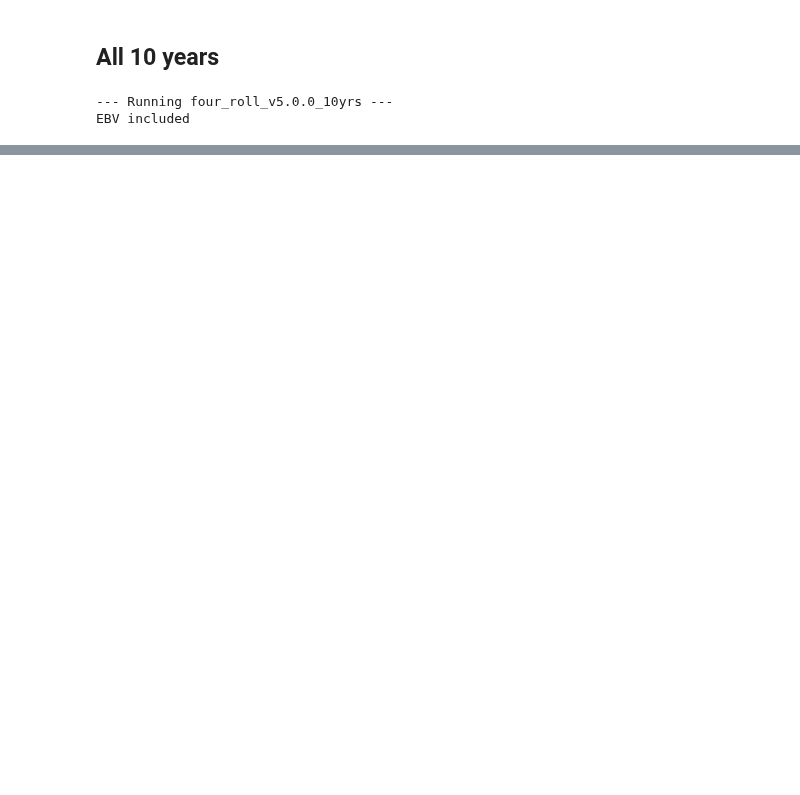
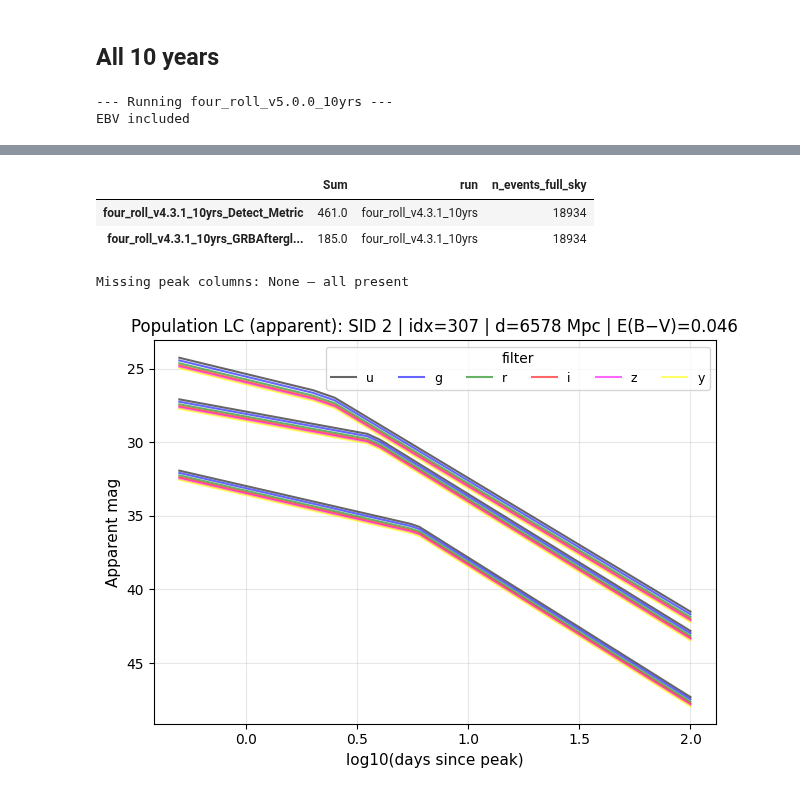
Before and after one commit to andra104/Multi_Transient_Metrics_Hub, a Jupyter notebook: MDwarfFlare/local_MDwarf_script.ipynb, the cells around one changed output, grey strips where cells are left out. Drawn from its saved outputs; the diff is of its cells as text; code cells hidden in the pictures; blank space fills up the shorter version.

```diff
--- a/MDwarfFlare/local_MDwarf_script.ipynb
+++ b/MDwarfFlare/local_MDwarf_script.ipynb
@@ -249,0 +282,30 @@ NameError: name 'detected_df' is not defined
+# %%
+summary_df_1
+# %% [output]
+|  | Sum | run | n_events_full_sky |
+| four_roll_v4.3.1_10yrs_Detect_Metric | 461.0 | four_roll_v4.3.1_10yrs | 18934 |
+| four_roll_v4.3.1_10yrs_GRBAftergl... | 185.0 | four_roll_v4.3.1_10yrs | 18934 |
+# %%
+import pickle
+with open(pop_file, 'rb') as f:
+    sp = pickle.load(f)
+missing = [f'peak_app_mag_ebv_{f}' for f in ('u','g','r','i','z','y') if f'peak_app_mag_ebv_{f}' not in sp]
+print("Missing peak columns:", missing or "None — all present")
+# %% [output]
+Missing peak columns: None — all present
+# %%
+shared_utils.plot_population_lcs(
+    pop_file=pop_file,
+    lc_model=shared_lc_model,   # or pass templates_file=templates_file
+    fast_peaks=False,
+    use_kcorrect=use_kcorrect,
+    k_correct_type=k_correct_type,
+    k_correct_arg=k_correct_arg,
+    num=3,
+    days_before=0.0,            # see note below
+    days_after=100.0,
+    use_log_time=True,
+    overlap=True
+)
+# %% [output]
+[figure, added]
```
Also changed, not shown: parts of 15 cells of this notebook, 5 other files.
